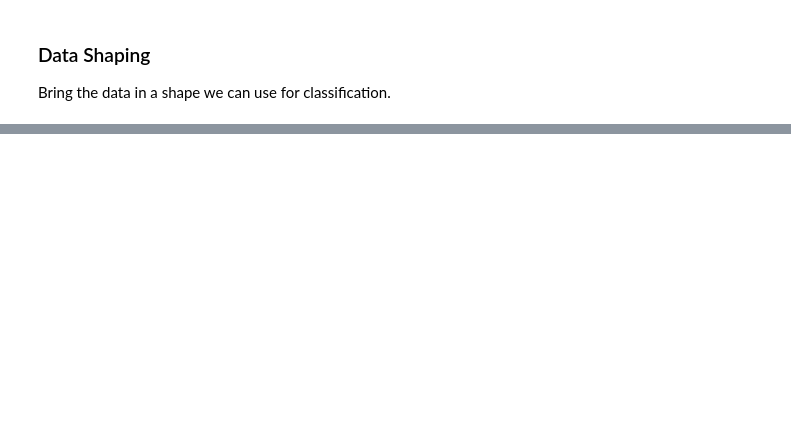
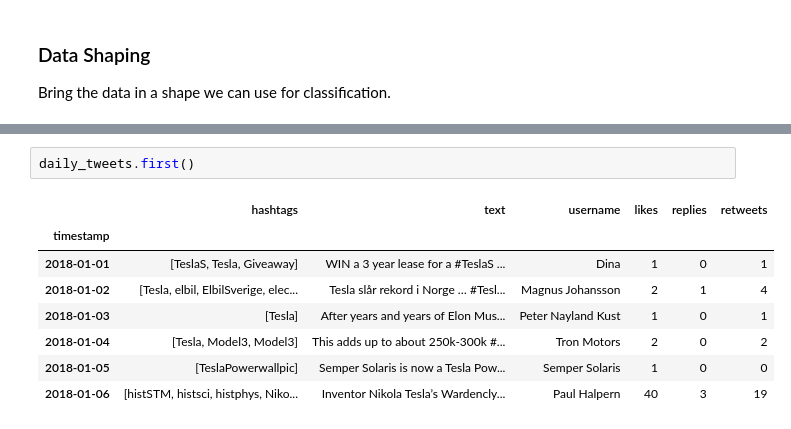
Before and after one commit to AliKarpuzoglu/Tweet_analysis_Stock_prediction, a Jupyter notebook: preprocess_data_light.ipynb, the cells around one changed output, grey strips where cells are left out. Saved outputs shown, nothing was run; the diff lists cells and outputs as text; blank space fills up the shorter version.

```diff
--- a/preprocess_data_light.ipynb
+++ b/preprocess_data_light.ipynb
@@ -201,0 +228,11 @@ tweets.tail()
+# %%
+daily_tweets.first()
+# %% [output]
+|  | hashtags | text | username | likes | replies | retweets |
+| timestamp |  |  |  |  |  |  |
+| 2018-01-01 | [TeslaS, Tesla, Giveaway] | WIN a 3 year lease for a #TeslaS ... | Dina | 1 | 0 | 1 |
+| 2018-01-02 | [Tesla, elbil, ElbilSverige, elec... | Tesla slår rekord i Norge … #Tesl... | Magnus Johansson | 2 | 1 | 4 |
+| 2018-01-03 | [Tesla] | After years and years of Elon Mus... | Peter Nayland Kust | 1 | 0 | 1 |
+| 2018-01-04 | [Tesla, Model3, Model3] | This adds up to about 250k-300k #... | Tron Motors | 2 | 0 | 2 |
+| 2018-01-05 | [TeslaPowerwallpic] | Semper Solaris is now a Tesla Pow... | Semper Solaris | 1 | 0 | 0 |
+| 2018-01-06 | [histSTM, histsci, histphys, Niko... | Inventor Nikola Tesla’s Wardencly... | Paul Halpern | 40 | 3 | 19 |
```
Also changed, not shown: parts of 5 cells of this notebook.
